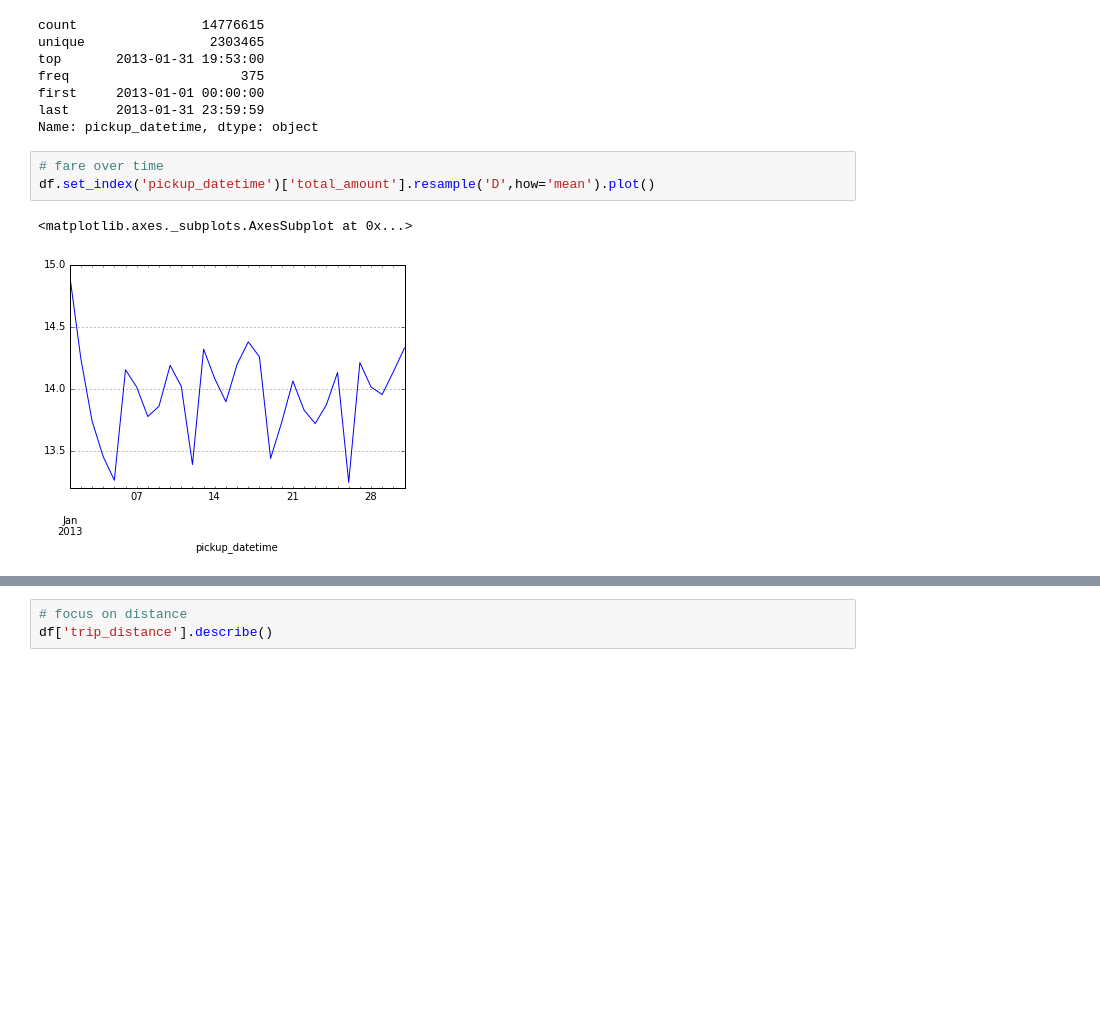
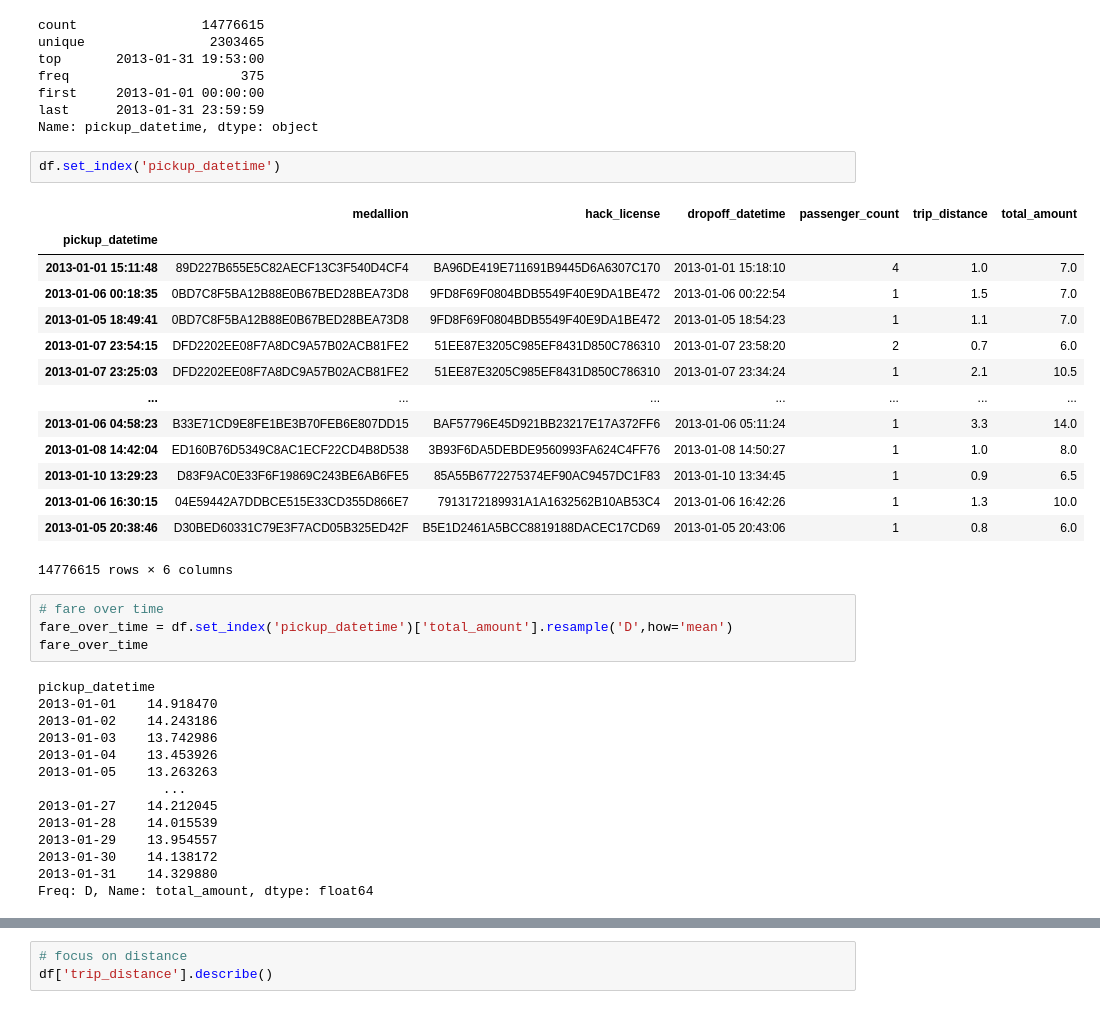
Before and after one commit to jreback/metis, a Jupyter notebook: Taxi Data.ipynb, the cells around one changed output, grey strips where cells are left out. Saved outputs shown, nothing was run; the diff lists cells and outputs as text; blank space fills up the shorter version.

```diff
--- a/Taxi Data.ipynb
+++ b/Taxi Data.ipynb
@@ -218,9 +231,38 @@ freq                      375
 first     2013-01-01 00:00:00
 last      2013-01-31 23:59:59
 Name: pickup_datetime, dtype: object
+# %%
+df.set_index('pickup_datetime')
+# %% [output]
+|  | medallion | hack_license | dropoff_datetime | passenger_count | trip_distance | total_amount |
+| pickup_datetime |  |  |  |  |  |  |
+| 2013-01-01 15:11:48 | 89D227B655E5C82AECF13C3F540D4CF4 | BA96DE419E711691B9445D6A6307C170 | 2013-01-01 15:18:10 | 4 | 1.0 | 7.0 |
+| 2013-01-06 00:18:35 | 0BD7C8F5BA12B88E0B67BED28BEA73D8 | 9FD8F69F0804BDB5549F40E9DA1BE472 | 2013-01-06 00:22:54 | 1 | 1.5 | 7.0 |
+| 2013-01-05 18:49:41 | 0BD7C8F5BA12B88E0B67BED28BEA73D8 | 9FD8F69F0804BDB5549F40E9DA1BE472 | 2013-01-05 18:54:23 | 1 | 1.1 | 7.0 |
+| 2013-01-07 23:54:15 | DFD2202EE08F7A8DC9A57B02ACB81FE2 | 51EE87E3205C985EF8431D850C786310 | 2013-01-07 23:58:20 | 2 | 0.7 | 6.0 |
+| 2013-01-07 23:25:03 | DFD2202EE08F7A8DC9A57B02ACB81FE2 | 51EE87E3205C985EF8431D850C786310 | 2013-01-07 23:34:24 | 1 | 2.1 | 10.5 |
+| ... | ... | ... | ... | ... | ... | ... |
+| 2013-01-06 04:58:23 | B33E71CD9E8FE1BE3B70FEB6E807DD15 | BAF57796E45D921BB23217E17A372FF6 | 2013-01-06 05:11:24 | 1 | 3.3 | 14.0 |
+| 2013-01-08 14:42:04 | ED160B76D5349C8AC1ECF22CD4B8D538 | 3B93F6DA5DEBDE9560993FA624C4FF76 | 2013-01-08 14:50:27 | 1 | 1.0 | 8.0 |
+| 2013-01-10 13:29:23 | D83F9AC0E33F6F19869C243BE6AB6FE5 | 85A55B6772275374EF90AC9457DC1F83 | 2013-01-10 13:34:45 | 1 | 0.9 | 6.5 |
+| 2013-01-06 16:30:15 | 04E59442A7DDBCE515E33CD355D866E7 | 7913172189931A1A1632562B10AB53C4 | 2013-01-06 16:42:26 | 1 | 1.3 | 10.0 |
+| 2013-01-05 20:38:46 | D30BED60331C79E3F7ACD05B325ED42F | B5E1D2461A5BCC8819188DACEC17CD69 | 2013-01-05 20:43:06 | 1 | 0.8 | 6.0 |
+14776615 rows × 6 columns
 # %%
 # fare over time
-df.set_index('pickup_datetime')['total_amount'].resample('D',how='mean').plot()
+fare_over_time = df.set_index('pickup_datetime')['total_amount'].resample('D',how='mean')
+fare_over_time
 # %% [output]
-<matplotlib.axes._subplots.AxesSubplot at 0x...>
+pickup_datetime
+2013-01-01    14.918470
+2013-01-02    14.243186
+2013-01-03    13.742986
+2013-01-04    13.453926
+2013-01-05    13.263263
+                ...
+2013-01-27    14.212045
+2013-01-28    14.015539
+2013-01-29    13.954557
+2013-01-30    14.138172
+2013-01-31    14.329880
+Freq: D, Name: total_amount, dtype: float64
-[figure, removed]
```
Also changed, not shown: parts of 4 cells of this notebook.
